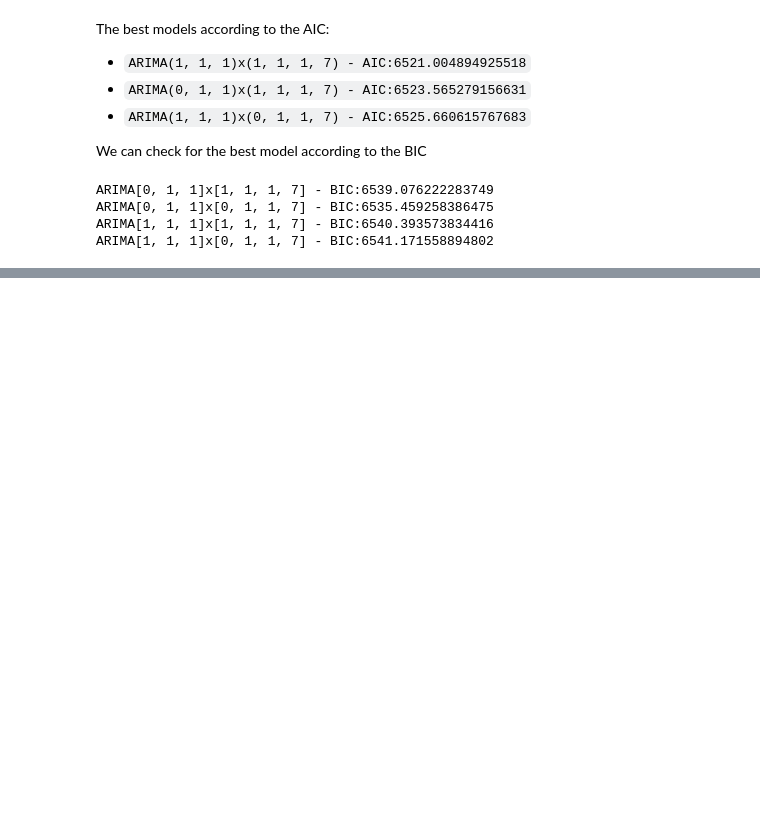
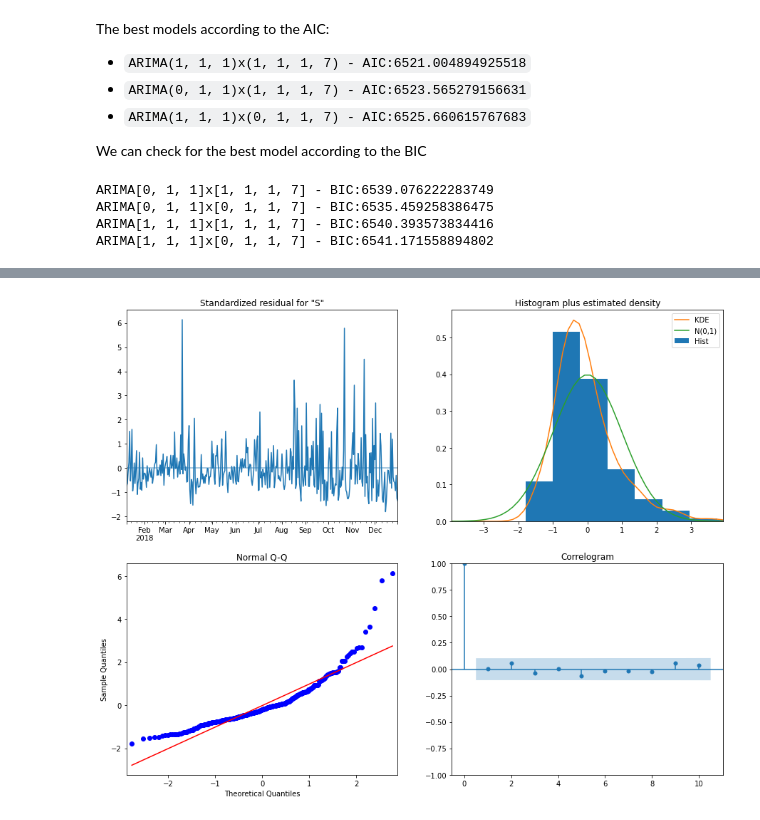
Before and after one commit to DanielGutierrezR/Super-Store-Sales-Prediction, a Jupyter notebook: Superstoresales.ipynb, the cells around one changed output, grey strips where cells are left out. Cells and saved outputs as stored; diff of their text form; code cells hidden in the pictures; blank space fills up the shorter version.

```diff
--- a/Superstoresales.ipynb
+++ b/Superstoresales.ipynb
@@ -592,0 +624,8 @@ The best model according to the BIC is `ARIMA[0, 1, 1]x[0, 1, 1, 7] - BIC:6535.4
+# %%
+mod_daily2 = sm.tsa.statespace.SARIMAX(daily_2018,
+                                order=(1, 1, 1),
+                                seasonal_order=(1, 1, 1, 7),)
+
+results2 = mod_daily2.fit()
+
+print(results2.summary())
@@ -592,0 +650,5 @@ The best model according to the BIC is `ARIMA[0, 1, 1]x[0, 1, 1, 7] - BIC:6535.4
+# %%
+results2.plot_diagnostics(figsize=(15, 12))
+plt.show()
+# %% [output]
+[figure, added]
```
Also changed, not shown: parts of 10 cells of this notebook.
